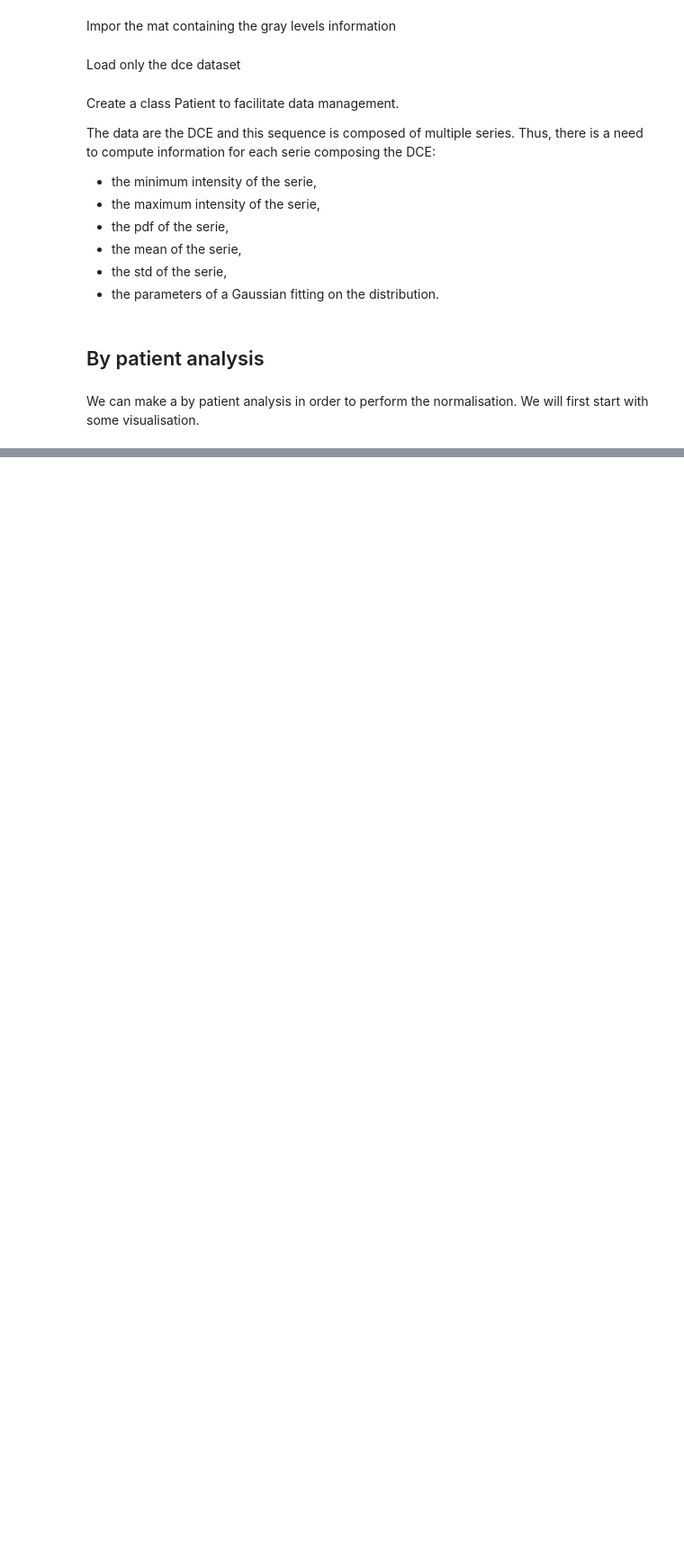
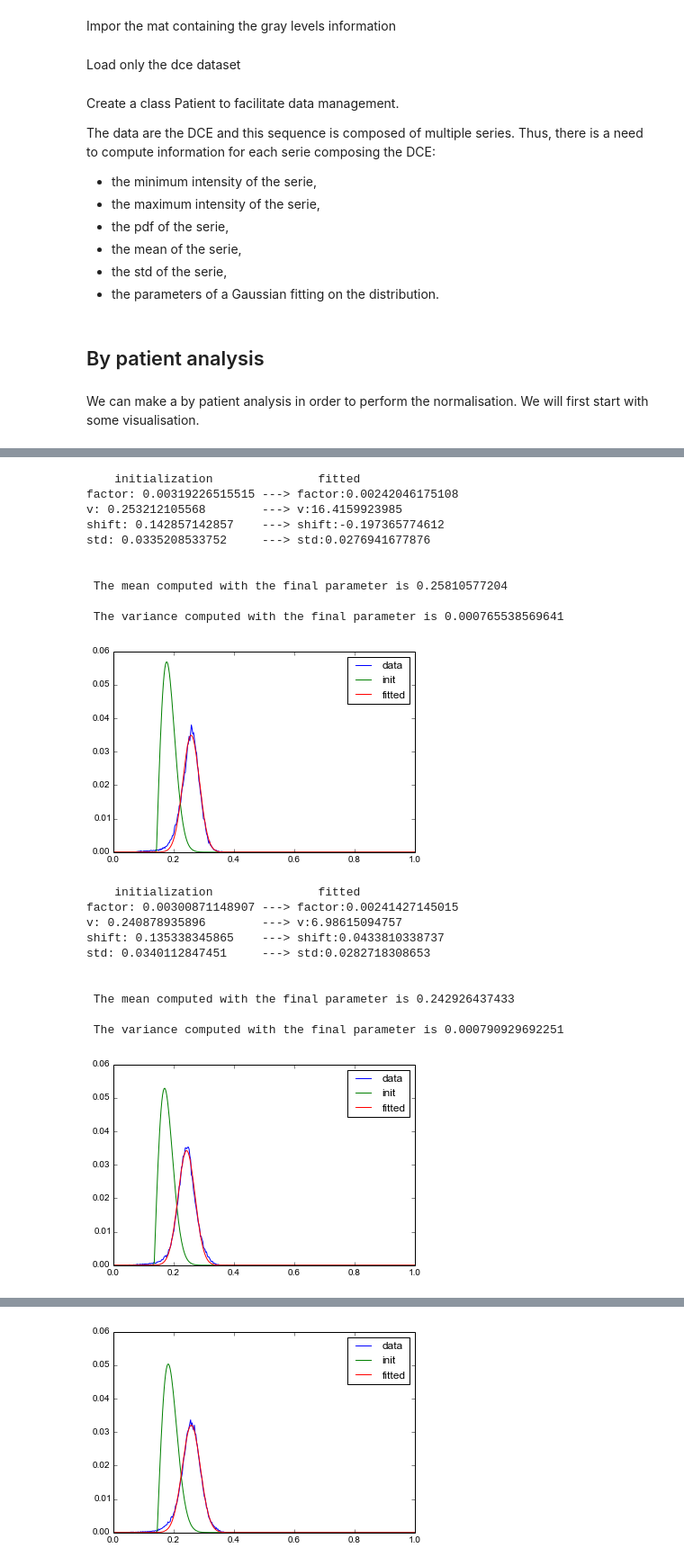
Before and after one commit to glemaitre/embc2015-exp, a Jupyter notebook: src/experiment-dce.ipynb, the cells around one changed output, grey strips where cells are left out. Shown at 90% size. Drawn from its saved outputs; the diff is of its cells as text; code cells hidden in the pictures; blank space fills up the shorter version.

```diff
--- a/src/experiment-dce.ipynb
+++ b/src/experiment-dce.ipynb
@@ -96,7 +94,7 @@ for pt in range(np.size(patient_sizes)):
 We can make a by patient analysis in order to perform the normalisation. We will first start with some visualisation.
 # %%
 # Define the index of the patient to visualise
-pat_vis = 3
+pat_vis = 1
 
 pat_heatmap = []
 #for pat_vis in range(len(patient_list)):
@@ -124,3 +122,7 @@ fig = Figure(data=plot_data)
 py.iplot(fig, filename='heatmap-dce')
 # %% [output]
 [interactive output not drawn]
+# %%
+serie_pdf = []
+for ind, serie in enumerate(patient_list[pat_vis].pdf_serie):
+    serie_pdf.append(np.squeeze(np.asarray(heatmap_z_raw[ind,:])))
@@ -126,0 +133,7 @@ py.iplot(fig, filename='heatmap-dce')
+# %%
+from collections import namedtuple
+def myRice(x, factor, v, shift, std):
+    return factor * rice.pdf(x, v, shift, std)
+
+riceParameters = namedtuple('riceParameters',
+                            ['factor', 'v', 'shift', 'std'])
@@ -126,0 +171,58 @@ py.iplot(fig, filename='heatmap-dce')
+# %%
+def output_msg(init, fitted):
+    output_line = "{0:24s} ---> {1}:{2}\n"
+    msg = "\n    initialization \t\t fitted\n"
+    for param_name in riceParameters._fields:
+        msg = msg+(output_line.format(
+            param_name+': '+eval('"{0}".format(init.'+'{0:s}'.format(param_name)+')'),
+            param_name,
+            eval('"{0}".format(fitted.'+'{0:s}'.format(param_name)+')')))
+    return msg
+
+for s in range(len(patient_list[pat_vis].pdf_serie)):
+    print output_msg(rice_init[s], rice_fitted_param[s])
+    print "\n The mean computed with the final parameter is {}".format(rice.mean(rice_fitted_param[s].v,
+                                                                                 rice_fitted_param[s].shift,
+                                                                                 rice_fitted_param[s].std))
+    print "\n The variance computed with the final parameter is {}".format(rice.var(rice_fitted_param[s].v,
+                                                                                 rice_fitted_param[s].shift,
+                                                                                 rice_fitted_param[s].std))
+
+    plt.figure()
+    x = np.linspace(0, 1., int(db_max_intensity))
+    plt.plot(x, np.squeeze(np.asarray(heatmap_z_raw[s, :])), label='data')
+    plt.plot(x, myRice(x,
+                       rice_init[s].factor,
+                       rice_init[s].v,
+                       rice_init[s].shift,
+                       rice_init[s].std), label='init')
+    plt.plot(x, myRice(x,
+                       rice_fitted_param[s].factor,
+                       rice_fitted_param[s].v,
+                       rice_fitted_param[s].shift,
+                       rice_fitted_param[s].std), label='fitted')
+    plt.legend()
+    plt.show()
+# %% [output]
+    initialization               fitted
+factor: 0.00319226515515 ---> factor:0.00242046175108
+v: 0.253212105568        ---> v:16.4159923985
+shift: 0.142857142857    ---> shift:-0.197365774612
+std: 0.0335208533752     ---> std:0.0276941677876
+
+
+ The mean computed with the final parameter is 0.25810577204
+
+ The variance computed with the final parameter is 0.000765538569641
+[figure, added]
+    initialization               fitted
+factor: 0.00300871148907 ---> factor:0.00241427145015
+v: 0.240878935896        ---> v:6.98615094757
+shift: 0.135338345865    ---> shift:0.0433810338737
+std: 0.0340112847451     ---> std:0.0282718308653
+
+
+ The mean computed with the final parameter is 0.242926437433
+
+ The variance computed with the final parameter is 0.000790929692251
+[figure, added]
@@ -126,0 +239 @@ py.iplot(fig, filename='heatmap-dce')
+[figure, added]
```
Also changed, not shown: parts of 6 cells of this notebook.
